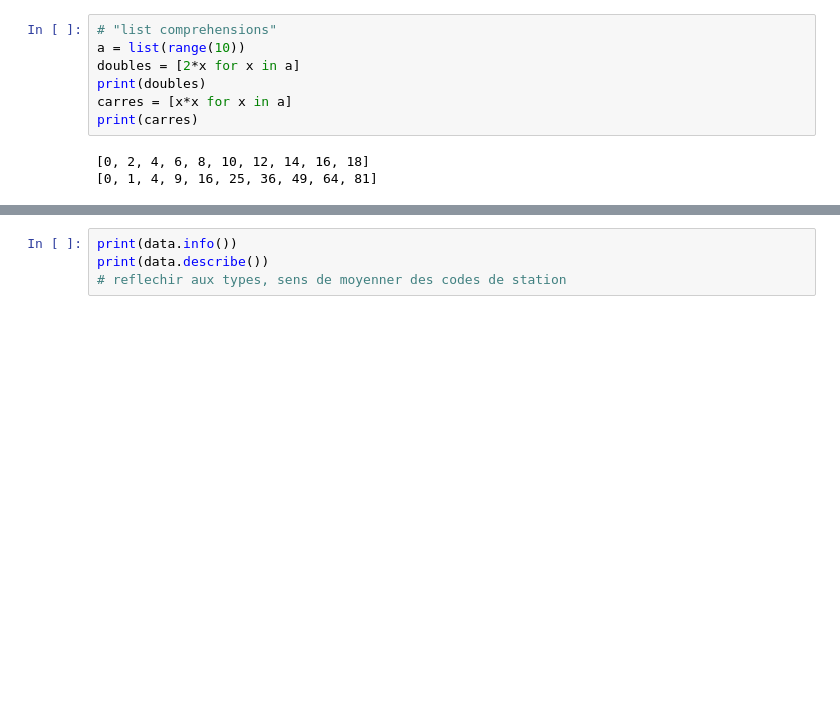
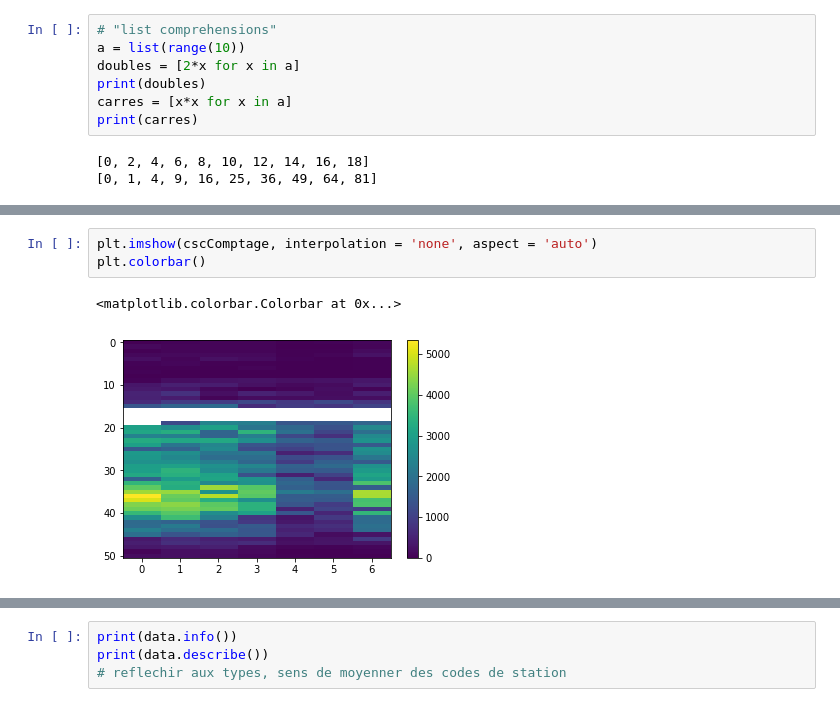
Before and after one commit to nsaunier/CIV8760, a Jupyter notebook: 00-tutoriel.ipynb, the cells around one changed output, grey strips where cells are left out. Cells and saved outputs as stored; diff of their text form; blank space fills up the shorter version.

```diff
--- a/00-tutoriel.ipynb
+++ b/00-tutoriel.ipynb
@@ -244,0 +484,6 @@ import numpy as np
+# %%
+plt.imshow(cscComptage, interpolation = 'none', aspect = 'auto')
+plt.colorbar()
+# %% [output]
+<matplotlib.colorbar.Colorbar at 0x...>
+[figure, added]
```
Also changed, not shown: parts of 34 cells of this notebook, 1 other file.
